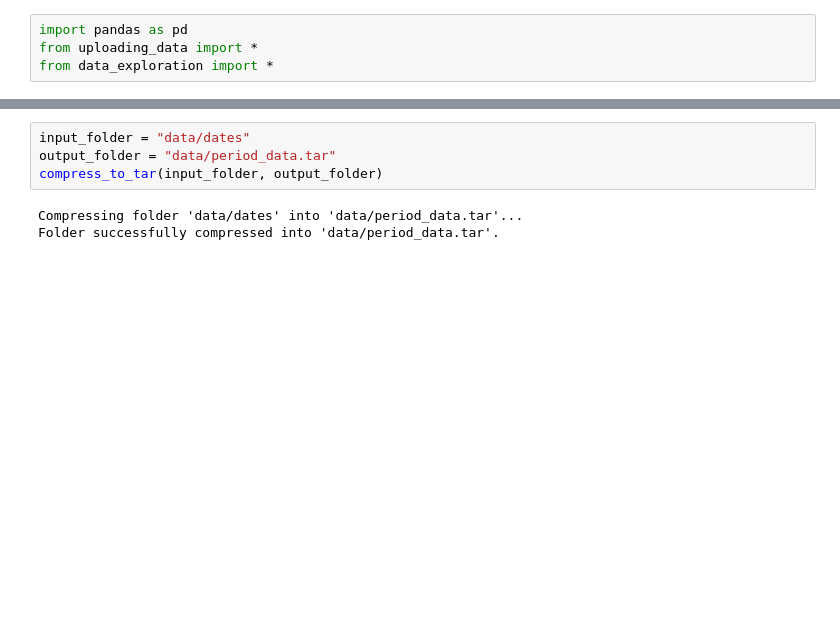
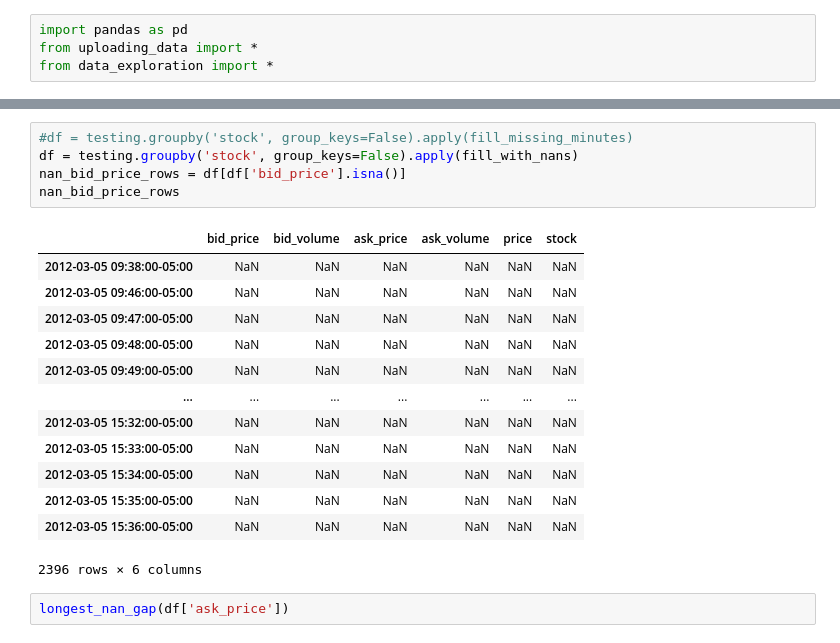
Before and after one commit to PH-14/FBD_2024_GroupE, a Jupyter notebook: uploading.ipynb, the cells around one changed output, grey strips where cells are left out. Saved outputs shown, nothing was run; the diff lists cells and outputs as text; blank space fills up the shorter version.

Commit message:
Updates on the .tar file for the whole period

```diff
--- a/uploading.ipynb
+++ b/uploading.ipynb
@@ -42,7 +43,21 @@ Processing date: 2012-12-31, Tickers: ['CORN', 'CPER', 'DBC', 'EDEN', 'EFNL', 'E
-# %%
-input_folder = "data/dates"
-output_folder = "data/period_data.tar"
-compress_to_tar(input_folder, output_folder)
-# %% [output]
-Compressing folder 'data/dates' into 'data/period_data.tar'...
-Folder successfully compressed into 'data/period_data.tar'.
+# %%
+#df = testing.groupby('stock', group_keys=False).apply(fill_missing_minutes)
+df = testing.groupby('stock', group_keys=False).apply(fill_with_nans)
+nan_bid_price_rows = df[df['bid_price'].isna()]
+nan_bid_price_rows
+# %% [output]
+|  | bid_price | bid_volume | ask_price | ask_volume | price | stock |
+| 2012-03-05 09:38:00-05:00 | NaN | NaN | NaN | NaN | NaN | NaN |
+| 2012-03-05 09:46:00-05:00 | NaN | NaN | NaN | NaN | NaN | NaN |
+| 2012-03-05 09:47:00-05:00 | NaN | NaN | NaN | NaN | NaN | NaN |
+| 2012-03-05 09:48:00-05:00 | NaN | NaN | NaN | NaN | NaN | NaN |
+| 2012-03-05 09:49:00-05:00 | NaN | NaN | NaN | NaN | NaN | NaN |
+| ... | ... | ... | ... | ... | ... | ... |
+| 2012-03-05 15:32:00-05:00 | NaN | NaN | NaN | NaN | NaN | NaN |
+| 2012-03-05 15:33:00-05:00 | NaN | NaN | NaN | NaN | NaN | NaN |
+| 2012-03-05 15:34:00-05:00 | NaN | NaN | NaN | NaN | NaN | NaN |
+| 2012-03-05 15:35:00-05:00 | NaN | NaN | NaN | NaN | NaN | NaN |
+| 2012-03-05 15:36:00-05:00 | NaN | NaN | NaN | NaN | NaN | NaN |
+2396 rows × 6 columns
+# %%
+longest_nan_gap(df['ask_price'])
```
Also changed, not shown: parts of 1 cell of this notebook, 5 other files.
